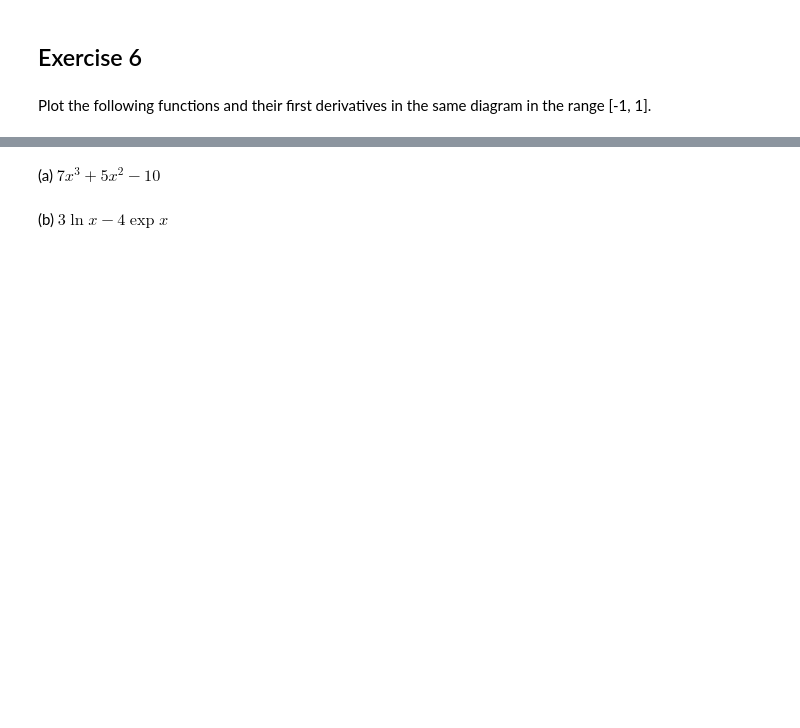
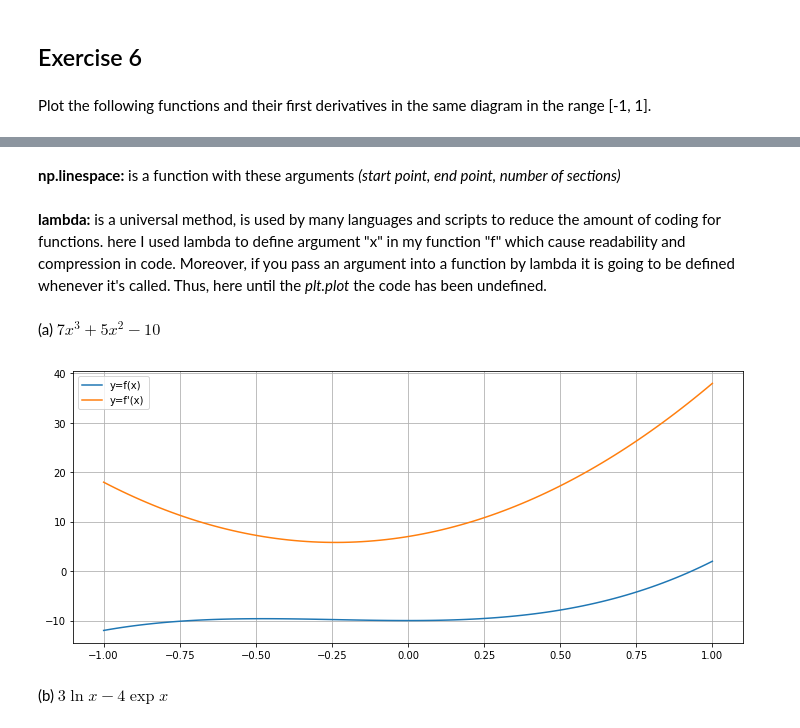
Before and after one commit to pooyansalehi/DIPastro2019, a Jupyter notebook: lab1/lab1.ipynb, the cells around one changed output, grey strips where cells are left out. Drawn from its saved outputs; the diff is of its cells as text; code cells hidden in the pictures; blank space fills up the shorter version.

```diff
--- a/lab1/lab1.ipynb
+++ b/lab1/lab1.ipynb
@@ -118,0 +260,4 @@ Plot the following functions and their first derivatives in the same diagram in
+# %% [markdown]
+**np.linespace:** is a function with these arguments *(start point, end point, number of sections)*
+# %% [markdown]
+**lambda:** is a universal method, is used by many languages and scripts to reduce the amount of coding for functions. here I used lambda to define argument "x" in my function "f" which cause readability and compression in code. Moreover, if you pass an argument into a function by lambda it is going to be defined whenever it's called. Thus, here until the *plt.plot* the code has been undefined.
@@ -119,4 +268,19 @@ Plot the following functions and their first derivatives in the same diagram in
 # %% [markdown]
 (a) $7x^3 + 5x^2 − 10$
+# %%
+x = np.linspace(-1,1,100)
+f = lambda x: (7*x**3+5*x**2-10)
+y = f(x)
+dydx = derivative(f,x)
+
+plt.figure(figsize=(12,5))
+plt.plot(x,y,label='y=f(x)')
+plt.plot(x,dydx,label="y=f'(x)")
+plt.legend()
+plt.grid(True)
+
+plt.show()
+# %% [output]
+[figure, added]
 # %% [markdown]
 (b) $3 \ln x − 4 \exp x$
```
Also changed, not shown: parts of 30 cells of this notebook.
